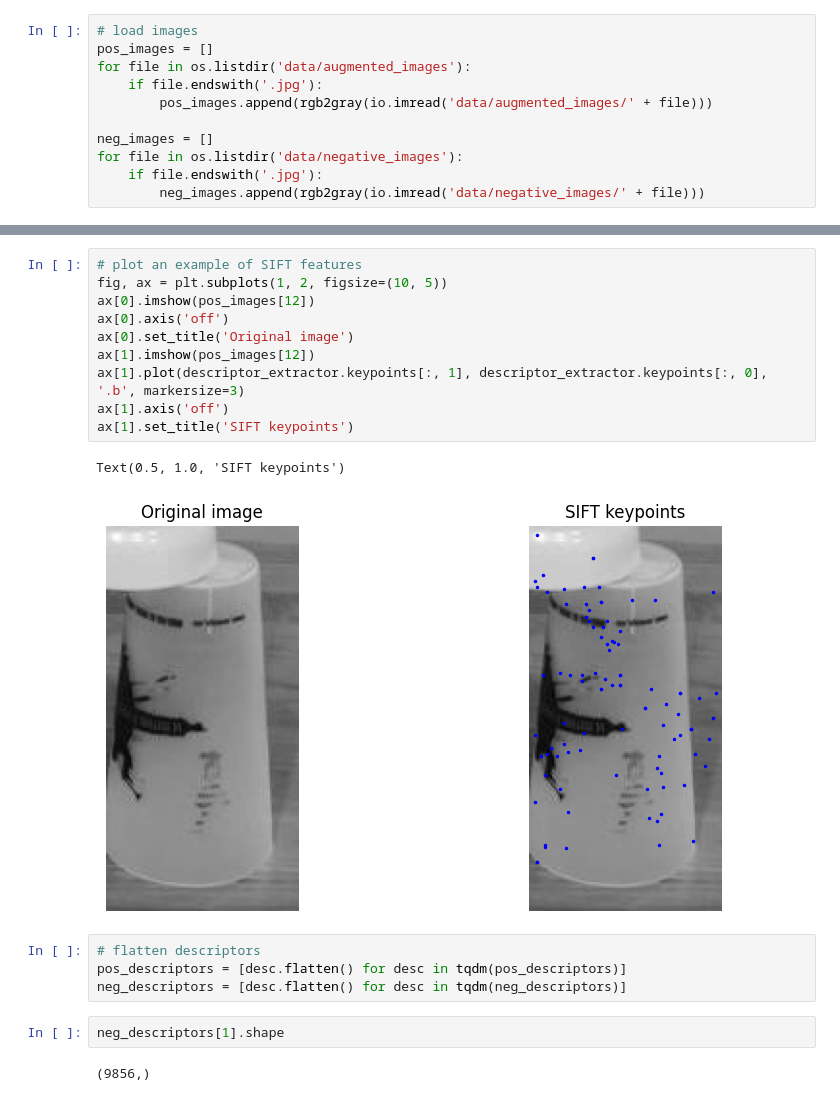
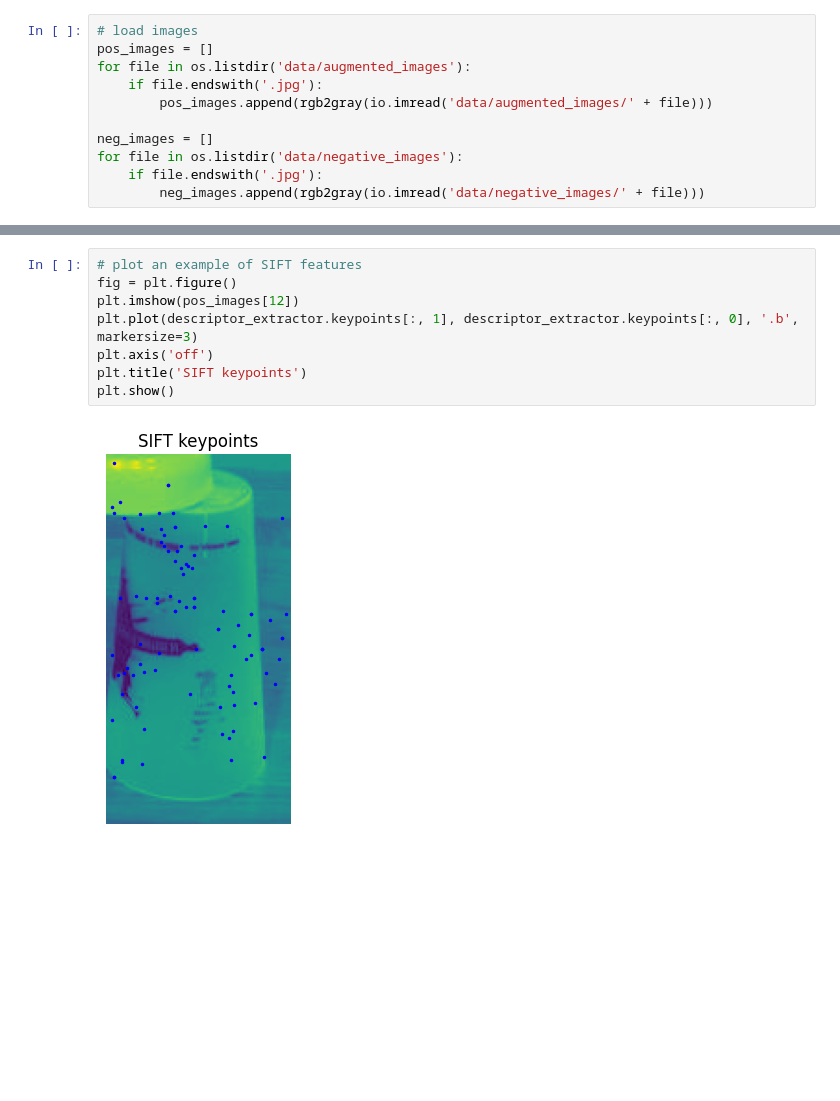
Before and after one commit to pierreadorni/ecocup_detection, a Jupyter notebook: feature_detection.ipynb, the cells around one changed output, grey strips where cells are left out. Cells and saved outputs as stored; diff of their text form; blank space fills up the shorter version.

```diff
--- a/feature_detection.ipynb
+++ b/feature_detection.ipynb
@@ -101,21 +102,10 @@ No features found in 214 images
 # %%
 # plot an example of SIFT features
-fig, ax = plt.subplots(1, 2, figsize=(10, 5))
-ax[0].imshow(pos_images[12])
-ax[0].axis('off')
-ax[0].set_title('Original image')
-ax[1].imshow(pos_images[12])
-ax[1].plot(descriptor_extractor.keypoints[:, 1], descriptor_extractor.keypoints[:, 0], '.b', markersize=3)
-ax[1].axis('off')
-ax[1].set_title('SIFT keypoints')
+fig = plt.figure()
+plt.imshow(pos_images[12])
+plt.plot(descriptor_extractor.keypoints[:, 1], descriptor_extractor.keypoints[:, 0], '.b', markersize=3)
+plt.axis('off')
+plt.title('SIFT keypoints')
+plt.show()
 # %% [output]
-Text(0.5, 1.0, 'SIFT keypoints')
-[figure, old version]
+[figure, new version]
-# %%
-# flatten descriptors
-pos_descriptors = [desc.flatten() for desc in tqdm(pos_descriptors)]
-neg_descriptors = [desc.flatten() for desc in tqdm(neg_descriptors)]
-# %%
-neg_descriptors[1].shape
-# %% [output]
-(9856,)
```
Also changed, not shown: parts of 12 cells of this notebook, 2 other files.
